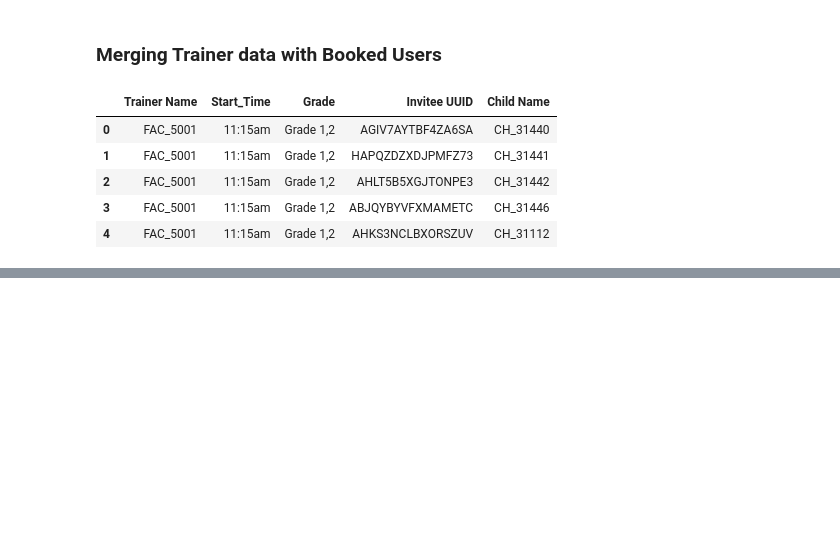
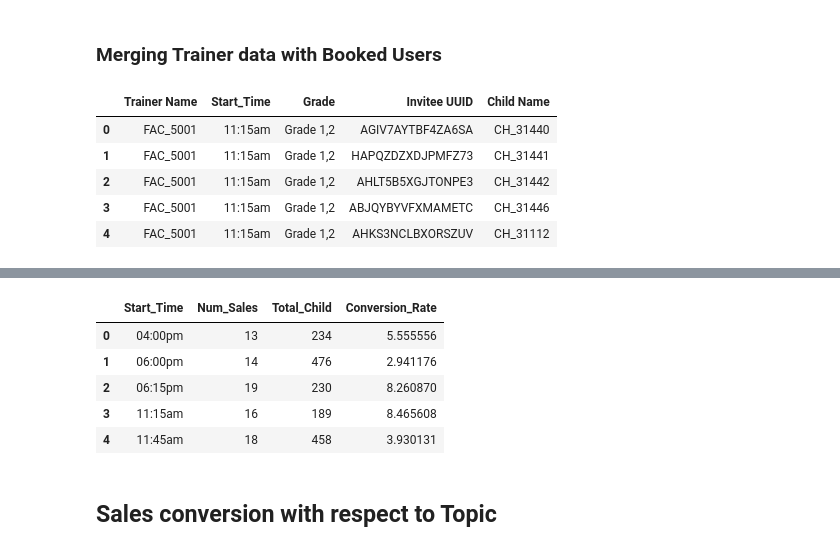
Before and after one commit to jacobjohn2016/Stones2Milestones-DA-Tasks, a Jupyter notebook: Data Analytics Assignment.ipynb, the cells around one changed output, grey strips where cells are left out. Saved outputs shown, nothing was run; the diff lists cells and outputs as text; code cells hidden in the pictures; blank space fills up the shorter version.

```diff
--- a/Data Analytics Assignment.ipynb
+++ b/Data Analytics Assignment.ipynb
@@ -115,0 +186,19 @@ subscription_bought.head()
+# %%
+slot_total_child = booked_subscribed\
+.groupby('Start_Time')['Child Name'].nunique().reset_index().rename(columns = {'Child Name':'Total_Child'})
+# %%
+slot_sales_conversion = pd.merge(slot_child_conversion, slot_total_child, on = 'Start_Time')
+# %%
+slot_sales_conversion['Conversion_Rate'] = slot_sales_conversion['Num_Sales']\
+/slot_sales_conversion['Total_Child']*100
+# %%
+slot_sales_conversion.head()
+# %% [output]
+|  | Start_Time | Num_Sales | Total_Child | Conversion_Rate |
+| 0 | 04:00pm | 13 | 234 | 5.555556 |
+| 1 | 06:00pm | 14 | 476 | 2.941176 |
+| 2 | 06:15pm | 19 | 230 | 8.260870 |
+| 3 | 11:15am | 16 | 189 | 8.465608 |
+| 4 | 11:45am | 18 | 458 | 3.930131 |
+# %% [markdown]
+## Sales conversion with respect to Topic
```
Also changed, not shown: parts of 73 cells of this notebook, 2 other files.
